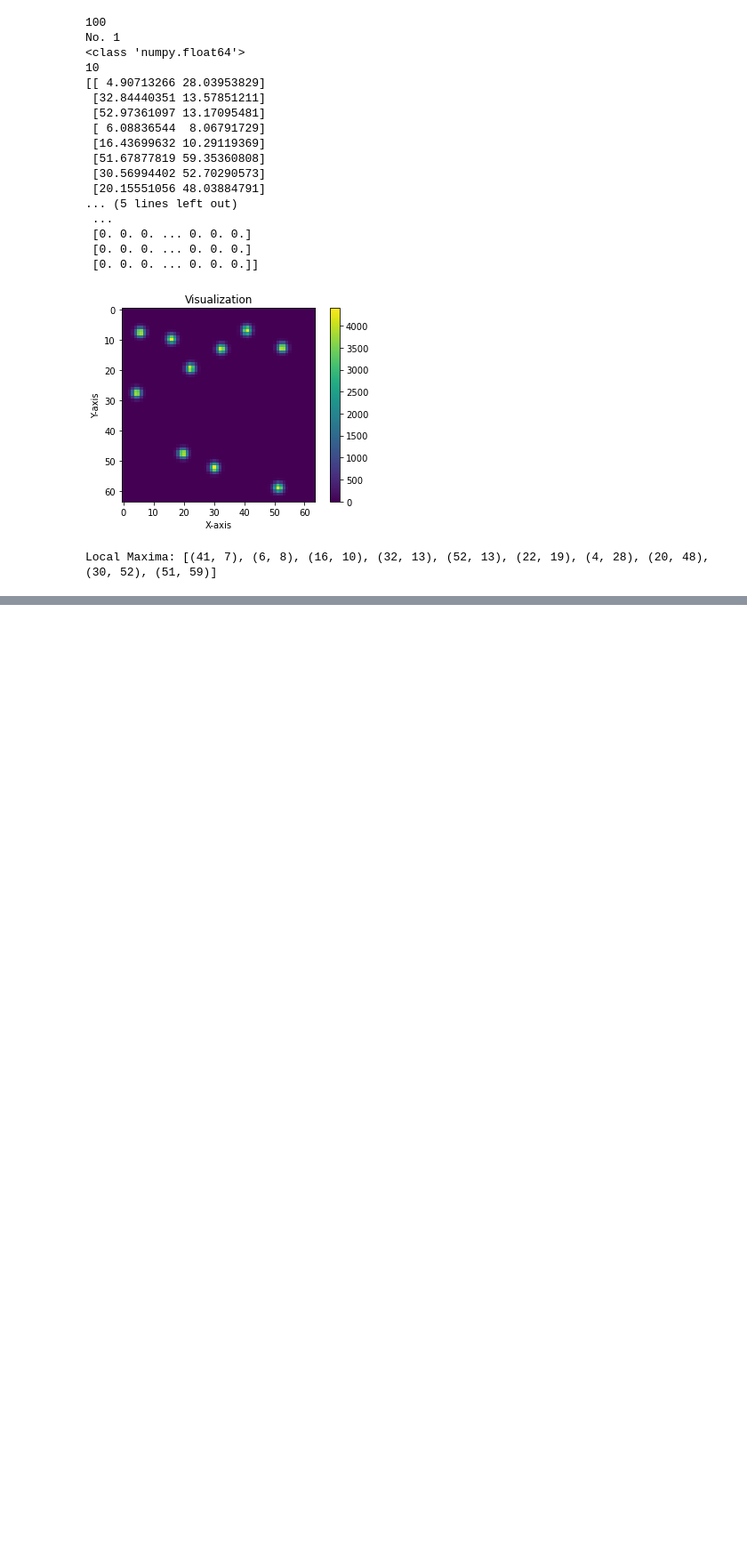
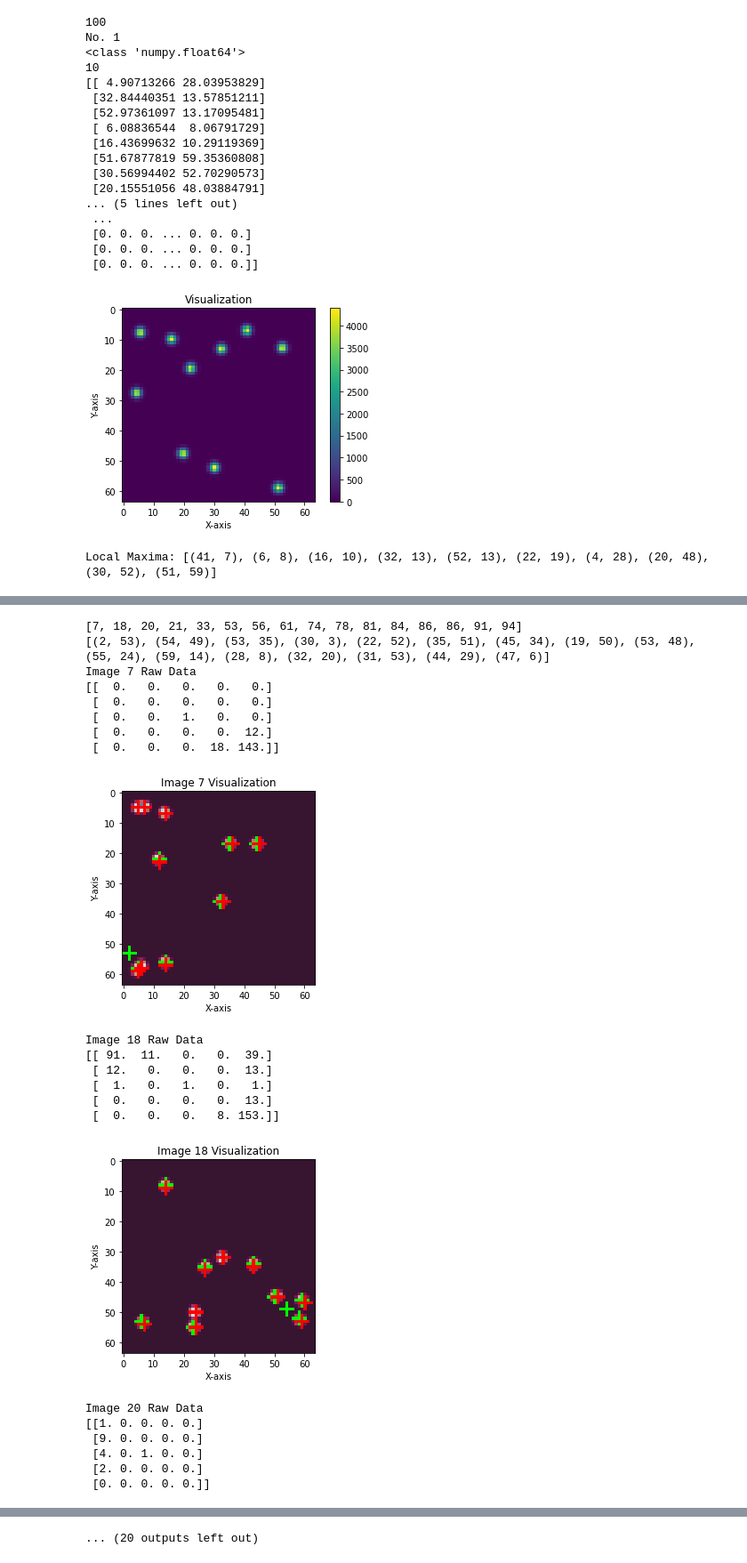
Before and after one commit to xtx2022/Project-1, a Jupyter notebook: find_maximun.ipynb, the cells around one changed output, grey strips where cells are left out. Shown at 89% size. Cells and saved outputs as stored; diff of their text form; code cells hidden in the pictures; blank space fills up the shorter version.

```diff
--- a/find_maximun.ipynb
+++ b/find_maximun.ipynb
@@ -179,18 +188,21 @@ def smallest_distance_to_set(point, point_set):
 
 dist = []
 large_error = []
+large_error_points = []
 for i in range (len(images)):
     finded = find_local_maxima(images[i].raw_image)
     for j in range(len(finded)):
         dist.append(smallest_distance_to_set(finded[j], [tuple(row) for row in images[i].cord_of_points]))
-        if dist[-1][2] > 2.0 and (len(large_error) == 0 or large_error[-1] != i):
+        if dist[-1][2] > 1.5:
             large_error.append(i)
+            large_error_points.append(finded[j])
 
 print(dist)
 dist_array = np.array(dist).T
 print(dist_array.shape)
 print(dist_array)
 print(large_error)
+print(large_error_points)
 
 # Plotting the histogram
 plt.hist(dist_array[0], bins=50, edgecolor='black')  # Adjust bins as needed
@@ -226,13 +239,3 @@ plt.show()
 [figure]
 [figure]
 [figure]
-# %%
-print(large_error)
-for i in large_error:
-    marked_test = mark_point(images[i].raw_image, find_local_maxima(images[i].raw_image))
-    marked_test = mark_point(marked_test, [tuple(row) for row in np.round(images[i].cord_of_points).astype(int)], (255, 0, 0))
-    plt.imshow(marked_test)
-    plt.title('Image ' + str(i) + ' Visualization')
-    plt.xlabel('X-axis')
-    plt.ylabel('Y-axis')
-    plt.show()
@@ -252,0 +242,63 @@ for i in large_error:
+# %%
+def extract_5x5_subarray(array, center, half_size = 2): # A 5x5 array by default, half_size is 2
+    """
+    Extract a 5x5 subarray centered around the specified data point (center_x, center_y).
+
+    Parameters:
+    array (numpy.ndarray): The input array from which to extract the subarray.
+    center_x (int): The x-coordinate (row) of the center data point.
+    center_y (int): The y-coordinate (column) of the center data point.
+
+    Returns:
+    numpy.ndarray: The extracted 5x5 subarray, or None if the center point is too close to the border.
+    """
+    (center_x, center_y) = center
+    # Ensure the center is not too close to the borders
+    left = max(center_x - half_size, 0)
+    right = min(center_x + half_size + 1, array.shape[0])
+    down = max(center_y - half_size, 0)
+    up = min(center_y + half_size + 1, array.shape[1])
+    # Extract the 5x5 subarray centered around (center_x, center_y)
+    subarray = array[down : up,
+                     left : right]
+    return subarray
+
+print(large_error)
+print(large_error_points)
+
+for i in range (len(large_error)):
+    print('Image ' + str(large_error[i]) + ' Raw Data')
+    # finded_list = find_local_maxima(images[large_error[i]].raw_image)
+    # for j in range(len(finded_list)):
+    #     print(extract_5x5_subarray(images[large_error[i]].raw_image, finded_list[j]))
+    print(extract_5x5_subarray(images[large_error[i]].raw_image, large_error_points[i]))
+    marked_test = mark_point(images[large_error[i]].raw_image, find_local_maxima(images[large_error[i]].raw_image))
+    marked_test = mark_point(marked_test, [tuple(row) for row in np.round(images[large_error[i]].cord_of_points).astype(int)], (255, 0, 0))
+    plt.imshow(marked_test)
+    plt.title('Image ' + str(large_error[i]) + ' Visualization')
+    plt.xlabel('X-axis')
+    plt.ylabel('Y-axis')
+    plt.show()
+# %% [output]
+[7, 18, 20, 21, 33, 53, 56, 61, 74, 78, 81, 84, 86, 86, 91, 94]
+[(2, 53), (54, 49), (53, 35), (30, 3), (22, 52), (35, 51), (45, 34), (19, 50), (53, 48), (55, 24), (59, 14), (28, 8), (32, 20), (31, 53), (44, 29), (47, 6)]
+Image 7 Raw Data
+[[  0.   0.   0.   0.   0.]
+ [  0.   0.   0.   0.   0.]
+ [  0.   0.   1.   0.   0.]
+ [  0.   0.   0.   0.  12.]
+ [  0.   0.   0.  18. 143.]]
+[figure, added]
+Image 18 Raw Data
+[[ 91.  11.   0.   0.  39.]
+ [ 12.   0.   0.   0.  13.]
+ [  1.   0.   1.   0.   1.]
+ [  0.   0.   0.   0.  13.]
+ [  0.   0.   0.   8. 153.]]
+[figure, added]
+Image 20 Raw Data
+[[1. 0. 0. 0. 0.]
+ [9. 0. 0. 0. 0.]
+ [4. 0. 1. 0. 0.]
+ [2. 0. 0. 0. 0.]
+ [0. 0. 0. 0. 0.]]
@@ -252,0 +327 @@ for i in large_error:
+... (20 outputs left out)
```
Also changed, not shown: parts of 6 cells of this notebook.
